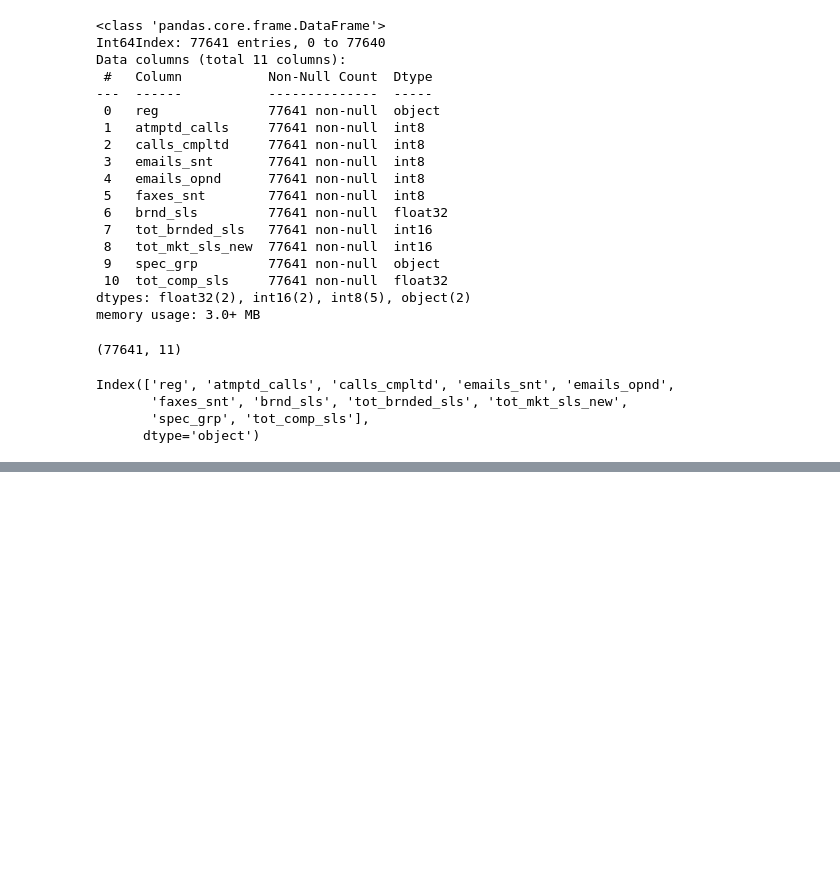
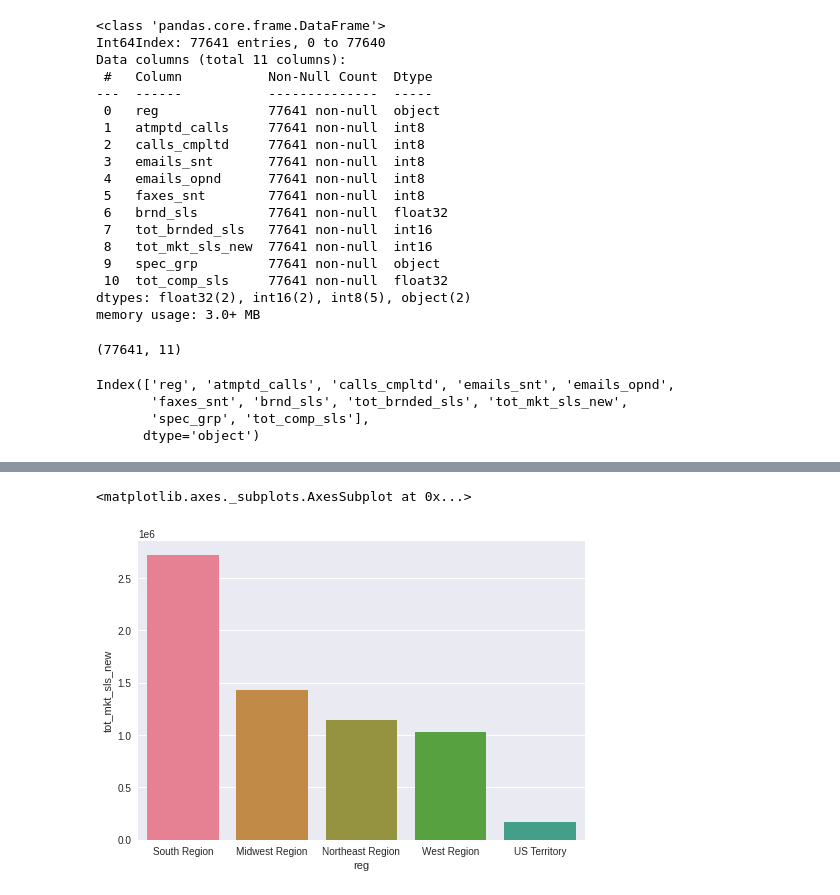
Before and after one commit to sarang-manohar/hogwarts, a Jupyter notebook: caseStudies/code/Case study for Indegene - Sarang Manohar.ipynb, the cells around one changed output, grey strips where cells are left out. Drawn from its saved outputs; the diff is of its cells as text; code cells hidden in the pictures; blank space fills up the shorter version.

```diff
--- a/caseStudies/code/Case study for Indegene - Sarang Manohar.ipynb
+++ b/caseStudies/code/Case study for Indegene - Sarang Manohar.ipynb
@@ -439,0 +550,6 @@ sns.barplot(df_final['brnd_sls'],df_final['spec_grp'],ci=False,estimator=sum, or
+# %%
+df_reg_mkt = df_final.groupby(['reg'])[['reg','tot_mkt_sls_new']].sum().reset_index().sort_values(['tot_mkt_sls_new'],ascending=False).reset_index().drop({'index'},axis=1)
+sns.barplot(data=df_reg_mkt,x='reg',y='tot_mkt_sls_new',ci=False,estimator=sum)
+# %% [output]
+<matplotlib.axes._subplots.AxesSubplot at 0x...>
+[figure, added]
```
Also changed, not shown: parts of 13 cells of this notebook.
